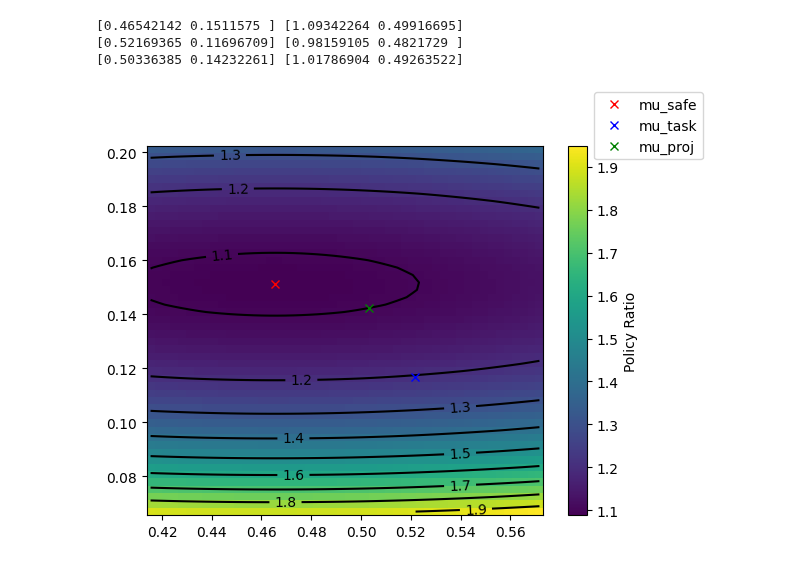
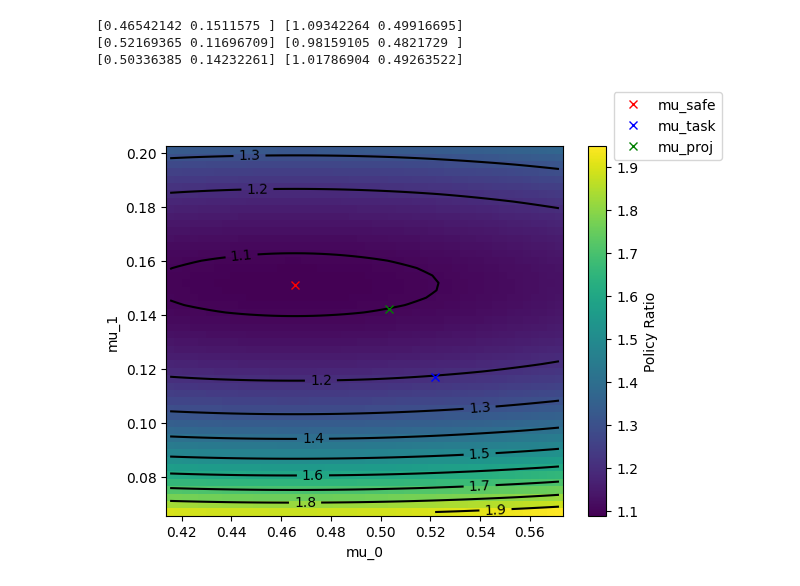
Before and after one commit to JacquesCloete/sport, a Jupyter notebook: mini_project_scripts/convex_minimization_example.ipynb, the cells around one changed output. Cells and saved outputs as stored; diff of their text form; code cells hidden in the pictures.

```diff
--- a/mini_project_scripts/convex_minimization_example.ipynb
+++ b/mini_project_scripts/convex_minimization_example.ipynb
@@ -155,31 +155,33 @@ Ny = 50
 
 mu_x_min = min(mu_safe.value[0],mu_task.value[0],mu_proj.value[0]) - 0.05
 mu_x_max = max(mu_safe.value[0],mu_task.value[0],mu_proj.value[0]) + 0.05
 
 mu_y_min = min(mu_safe.value[1],mu_task.value[1],mu_proj.value[1]) - 0.05
 mu_y_max = max(mu_safe.value[1],mu_task.value[1],mu_proj.value[1]) + 0.05
 
 mu_x = np.linspace(mu_x_min,mu_x_max,Nx)
 mu_y = np.linspace(mu_y_min,mu_y_max,Ny)
 
 policy_ratio = np.zeros((Ny,Nx))
 mu = np.zeros(2)
 
 for i in range(0,Nx):
     for j in range(0,Ny):
         mu[0] = mu_x[i]
         mu[1] = mu_y[j]
         policy_ratio[j][i] = np.prod(np.multiply(sigma_safe.value/sigma_proj.value,np.exp(1/2*np.square(mu - mu_safe.value)/(np.square(sigma_safe.value) - np.square(sigma_proj.value)))))
 
 fig, ax = plt.subplots()
 im = ax.pcolormesh(mu_x,mu_y,policy_ratio)
 fig.colorbar(im, label="Policy Ratio")
 cs = ax.contour(mu_x,mu_y,policy_ratio, levels=[1.0,1.1,1.2,1.3,1.4,1.5,1.6,1.7,1.8,1.9,2.0], colors='k')
 ax.clabel(cs, inline=True, fontsize=10)
 ax.plot(mu_safe.value[0],mu_safe.value[1],'rx',label="mu_safe")
 ax.plot(mu_task.value[0],mu_task.value[1],'bx',label="mu_task")
 ax.plot(mu_proj.value[0],mu_proj.value[1],'gx',label="mu_proj")
+ax.set_xlabel("mu_0")
+ax.set_ylabel("mu_1")
 fig.legend()
 plt.show()
 # %% [output]
-[figure, old version]
+[figure, new version]
```
Also changed, not shown: parts of 2 cells of this notebook.
